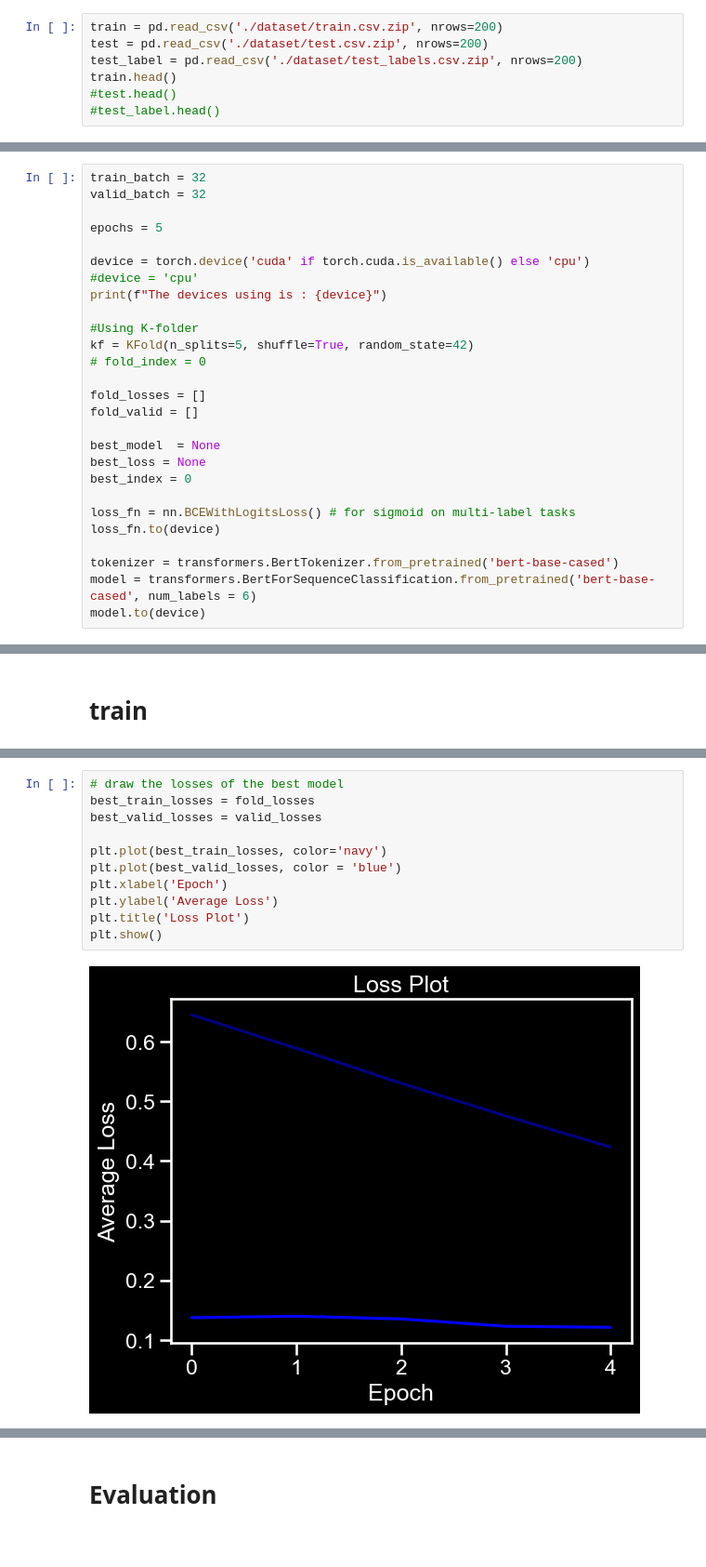
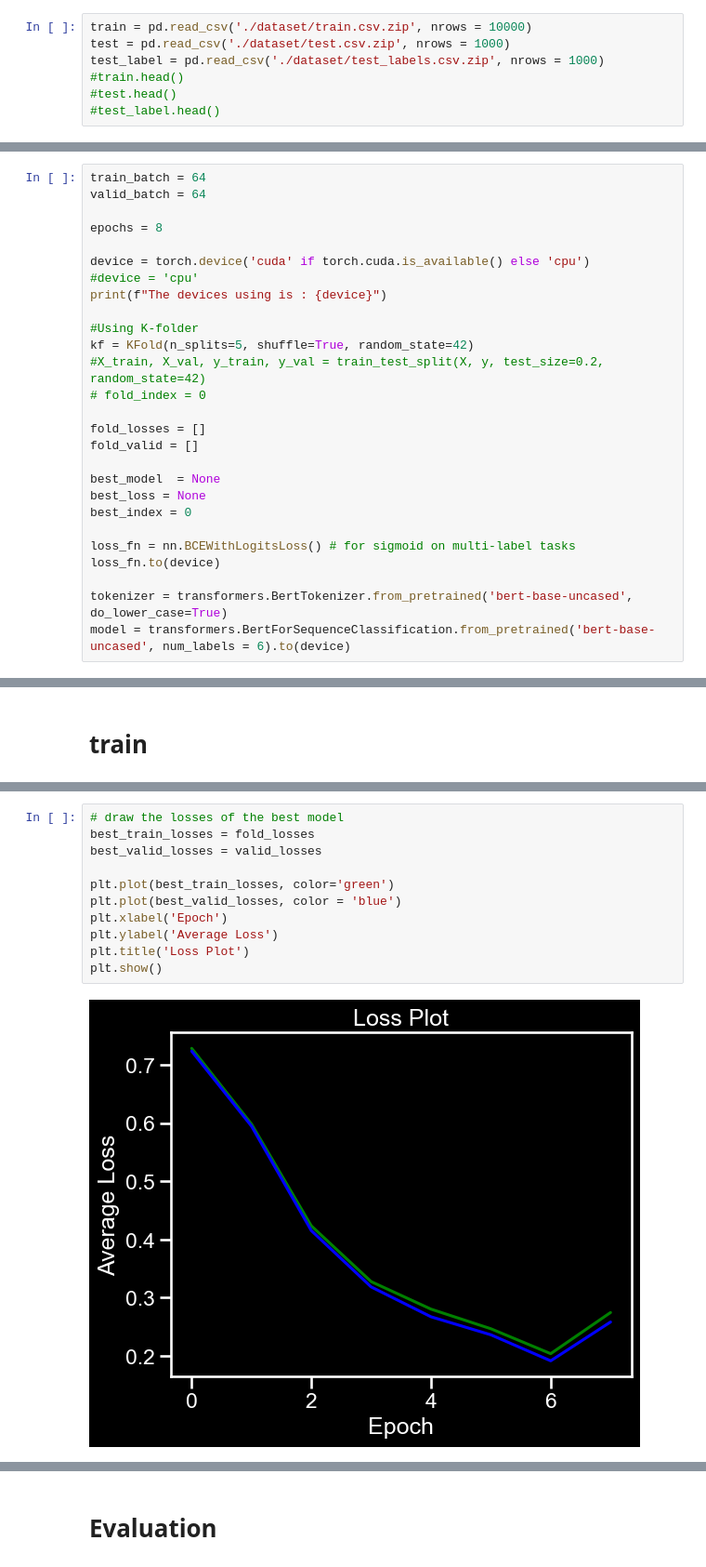
Before and after one commit to FSYFSYFSY/Bert_Toxic_Comment_Classification, a Jupyter notebook: toxic_comment_classify.ipynb, the cells around one changed output, grey strips where cells are left out. Shown at 93% size. Drawn from its saved outputs; the diff is of its cells as text.

Commit message:
todo : fixing dataset manipulation

```diff
--- a/toxic_comment_classify.ipynb
+++ b/toxic_comment_classify.ipynb
@@ -35,9 +35,9 @@ warnings.simplefilter('ignore')
 # %% [markdown]
 # load dataset
 # %%
-train = pd.read_csv('./dataset/train.csv.zip', nrows=200)
-test = pd.read_csv('./dataset/test.csv.zip', nrows=200)
-test_label = pd.read_csv('./dataset/test_labels.csv.zip', nrows=200)
-train.head()
+train = pd.read_csv('./dataset/train.csv.zip', nrows = 10000)
+test = pd.read_csv('./dataset/test.csv.zip', nrows = 1000)
+test_label = pd.read_csv('./dataset/test_labels.csv.zip', nrows = 1000)
+#train.head()
 #test.head()
 #test_label.head()
@@ -135,10 +116,10 @@ print(type(train['clean']))
 # %% [markdown]
 # Model definition
 # %%
-train_batch = 32
-valid_batch = 32
+train_batch = 64
+valid_batch = 64
 
-epochs = 5
+epochs = 8
 
 device = torch.device('cuda' if torch.cuda.is_available() else 'cpu')
 #device = 'cpu'
@@ -146,6 +127,7 @@ print(f"The devices using is : {device}")
 
 #Using K-folder
 kf = KFold(n_splits=5, shuffle=True, random_state=42)
+#X_train, X_val, y_train, y_val = train_test_split(X, y, test_size=0.2, random_state=42)
 # fold_index = 0
 
 fold_losses = []
@@ -158,8 +140,7 @@ best_index = 0
 loss_fn = nn.BCEWithLogitsLoss() # for sigmoid on multi-label tasks
 loss_fn.to(device)
 
-tokenizer = transformers.BertTokenizer.from_pretrained('bert-base-cased')
-model = transformers.BertForSequenceClassification.from_pretrained('bert-base-cased', num_labels = 6)
-model.to(device)
+tokenizer = transformers.BertTokenizer.from_pretrained('bert-base-uncased', do_lower_case=True)
+model = transformers.BertForSequenceClassification.from_pretrained('bert-base-uncased', num_labels = 6).to(device)
 # %% [output]
 The devices using is : cuda
@@ -297,16 +256,16 @@ Validating Epoch 2/5, Loss: 0.23632366955280304
 # %%
 # draw the losses of the best model
 best_train_losses = fold_losses
 best_valid_losses = valid_losses
 
-plt.plot(best_train_losses, color='navy')
+plt.plot(best_train_losses, color='green')
 plt.plot(best_valid_losses, color = 'blue')
 plt.xlabel('Epoch')
 plt.ylabel('Average Loss')
 plt.title('Loss Plot')
 plt.show()
 # %% [output]
-[figure, old version]
+[figure, new version]
 # %%
 print(len(best_train_losses))
 # %% [output]
```
Also changed, not shown: parts of 16 cells of this notebook.
